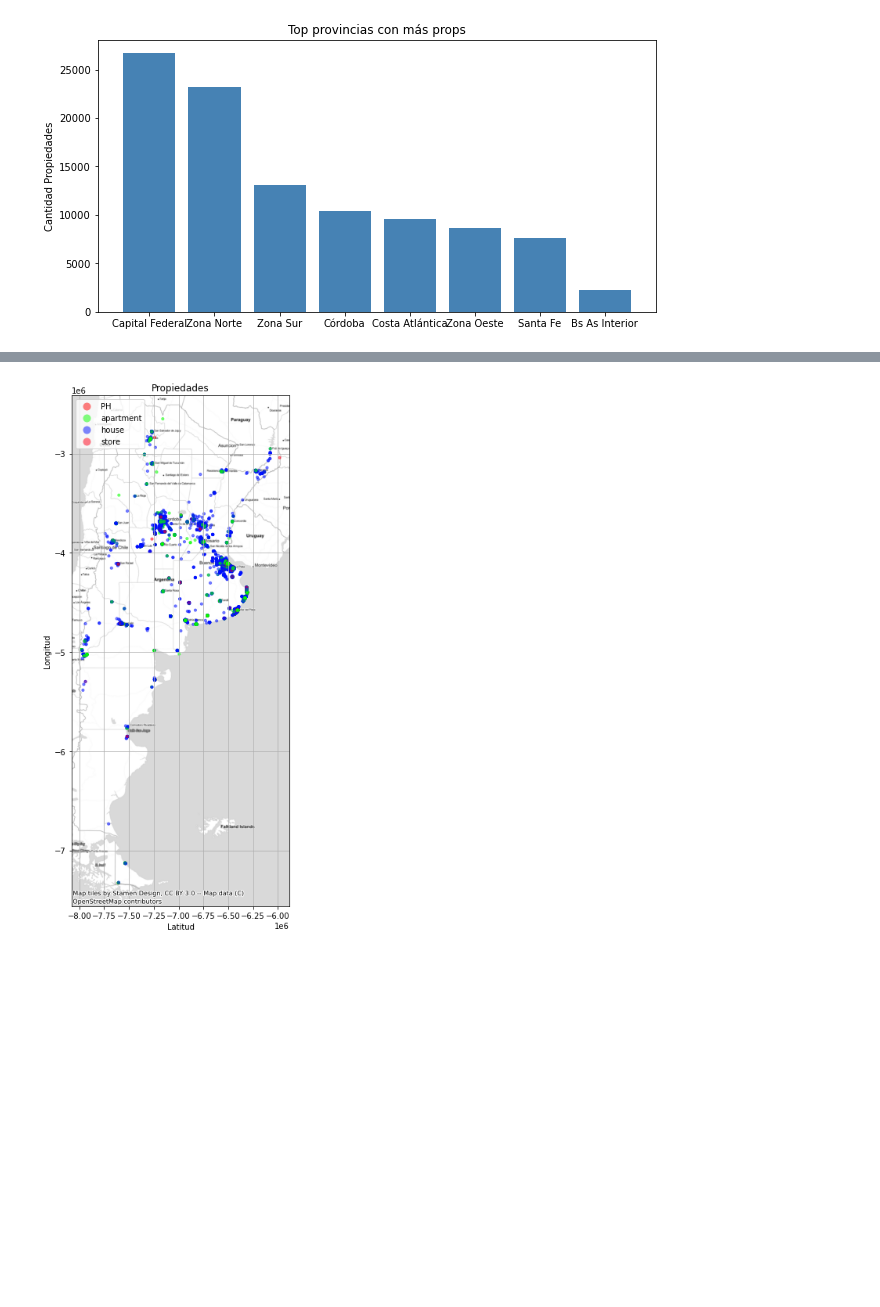
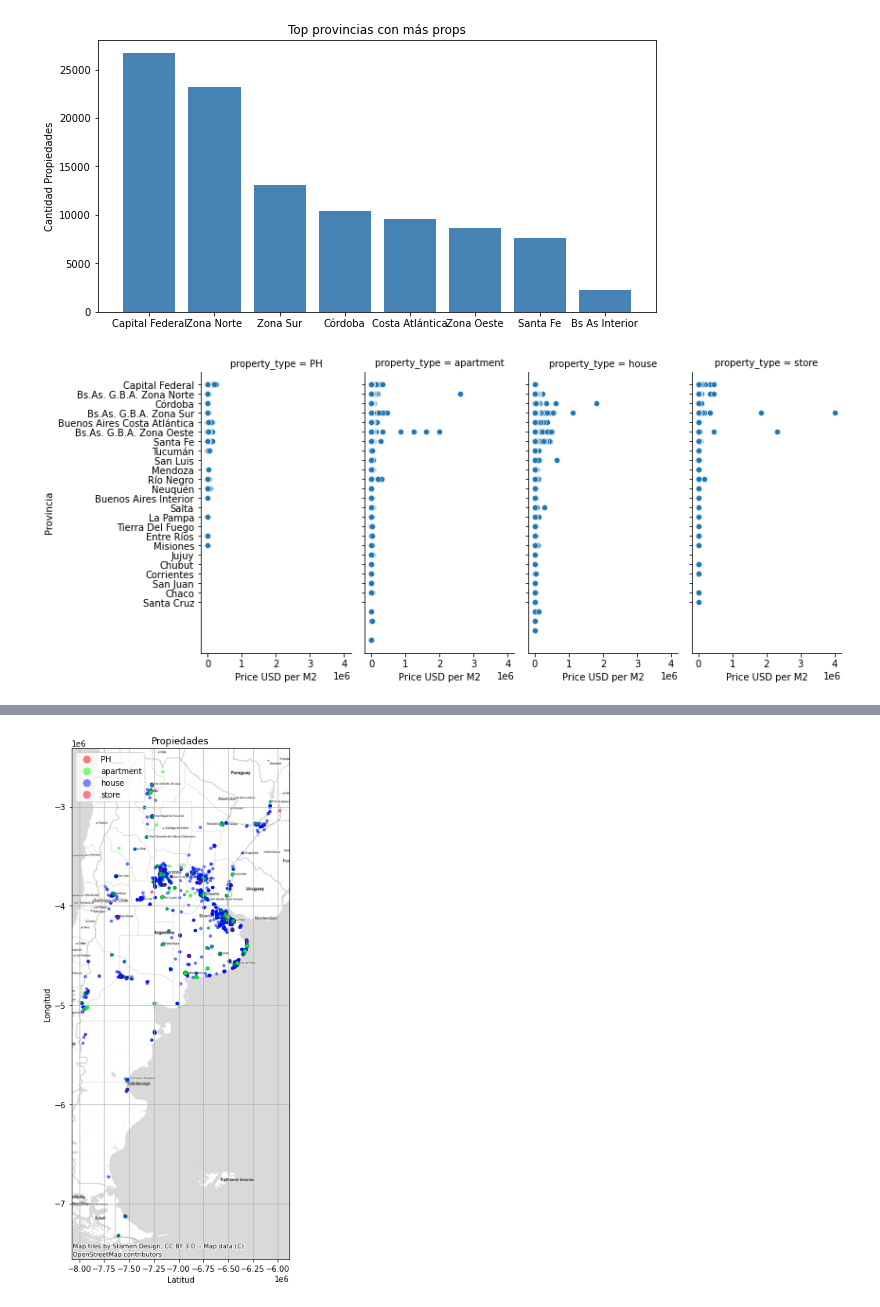
Before and after one commit to FernandoCastroSaia/DH, a Jupyter notebook: TPMerge3.ipynb, the cells around one changed output, grey strips where cells are left out. Cells and saved outputs as stored; diff of their text form; code cells hidden in the pictures; blank space fills up the shorter version.

```diff
--- a/TPMerge3.ipynb
+++ b/TPMerge3.ipynb
@@ -868,3 +868,11 @@ ax.set_ylabel('Cantidad Propiedades'); ax.set_title('Top provincias con más pro
 plt.show()
 # %% [output]
 [figure]
+# %%
+g = sns.FacetGrid(data_3_nodup, col="property_type")
+g.map(sns.scatterplot,"price_usd_per_m2_clean","state_name")
+g.fig.set_size_inches(12, 6)
+g.set_axis_labels("Price USD per M2", "Provincia")
+plt.show()
+# %% [output]
+[figure, added]
```
Also changed, not shown: parts of 15 cells of this notebook.
